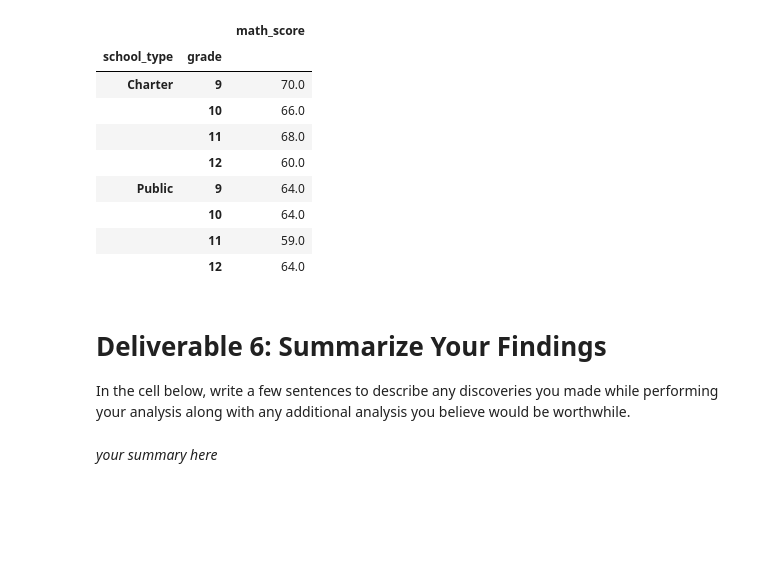
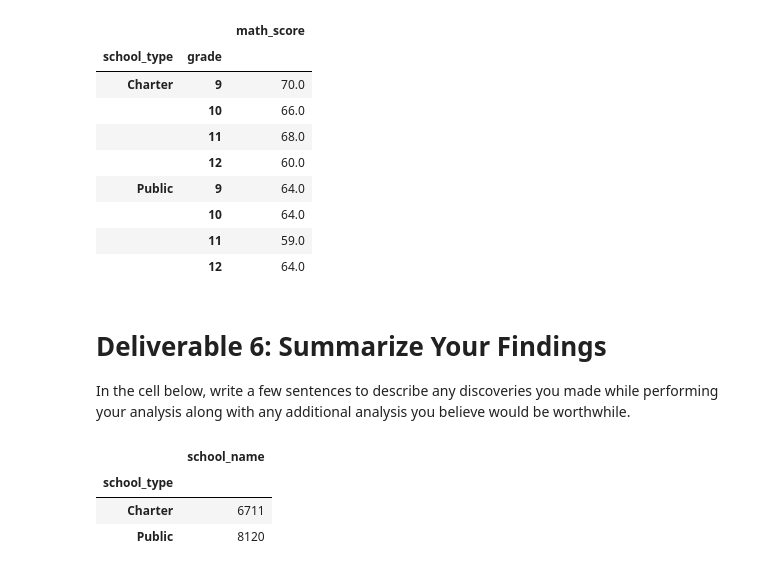
Before and after one commit to AadiJan/School_District_Analysis, a Jupyter notebook: Student_Data_Challenge.ipynb, the cells around one changed output. Drawn from its saved outputs; the diff is of its cells as text; code cells hidden in the pictures; blank space fills up the shorter version.

```diff
--- a/Student_Data_Challenge.ipynb
+++ b/Student_Data_Challenge.ipynb
@@ -292,5 +357,11 @@ Make comparisons within your data by completing the following steps:
 # %% [markdown]
 # Deliverable 6: Summarize Your Findings
 In the cell below, write a few sentences to describe any discoveries you made while performing your analysis along with any additional analysis you believe would be worthwhile.
-# %% [markdown]
-*your summary here*
+# %%
+school_data4 = student_data2.groupby(['school_type']).count()
+school_data4.loc[:, ['school_name']]
+# %% [output]
+|  | school_name |
+| school_type |  |
+| Charter | 6711 |
+| Public | 8120 |
```
Also changed, not shown: parts of 27 cells of this notebook.
